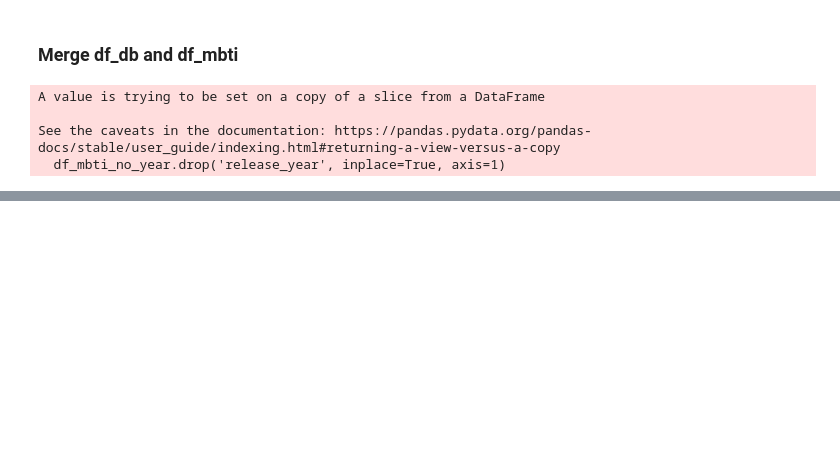
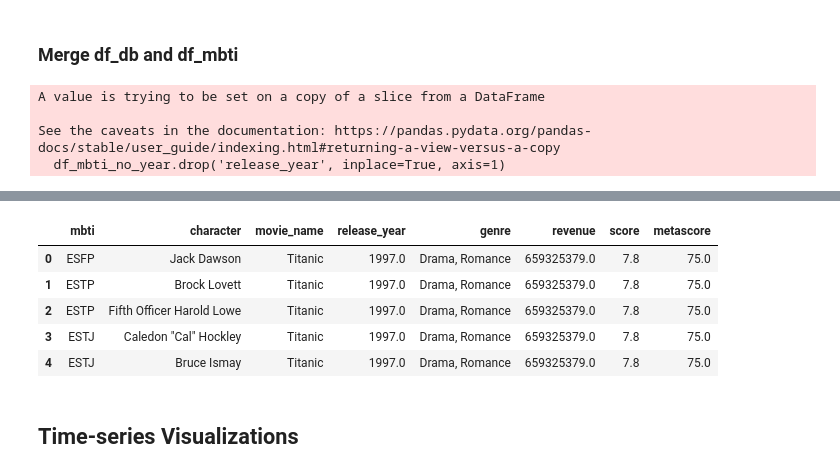
Before and after one commit to Xiaotong1120/Exploratory-Data-Analysis-on-Movie-Characters-MBTI-Personality-Types-, a Jupyter notebook: Data-Project_Group8.ipynb, the cells around one changed output, grey strips where cells are left out. Cells and saved outputs as stored; diff of their text form; code cells hidden in the pictures; blank space fills up the shorter version.

```diff
--- a/Data-Project_Group8.ipynb
+++ b/Data-Project_Group8.ipynb
@@ -291,0 +292,9 @@ final_merged_df.sample(10)
+# %%
+final_merged_df.head()
+# %% [output]
+|  | mbti | character | movie_name | release_year | genre | revenue | score | metascore |
+| 0 | ESFP | Jack Dawson | Titanic | 1997.0 | Drama, Romance | 659325379.0 | 7.8 | 75.0 |
+| 1 | ESTP | Brock Lovett | Titanic | 1997.0 | Drama, Romance | 659325379.0 | 7.8 | 75.0 |
+| 2 | ESTP | Fifth Officer Harold Lowe | Titanic | 1997.0 | Drama, Romance | 659325379.0 | 7.8 | 75.0 |
+| 3 | ESTJ | Caledon "Cal" Hockley | Titanic | 1997.0 | Drama, Romance | 659325379.0 | 7.8 | 75.0 |
+| 4 | ESTJ | Bruce Ismay | Titanic | 1997.0 | Drama, Romance | 659325379.0 | 7.8 | 75.0 |
@@ -291,0 +304,2 @@ final_merged_df.sample(10)
+# %% [markdown]
+## Time-series Visualizations
```
Also changed, not shown: parts of 9 cells of this notebook, 1 other file.
